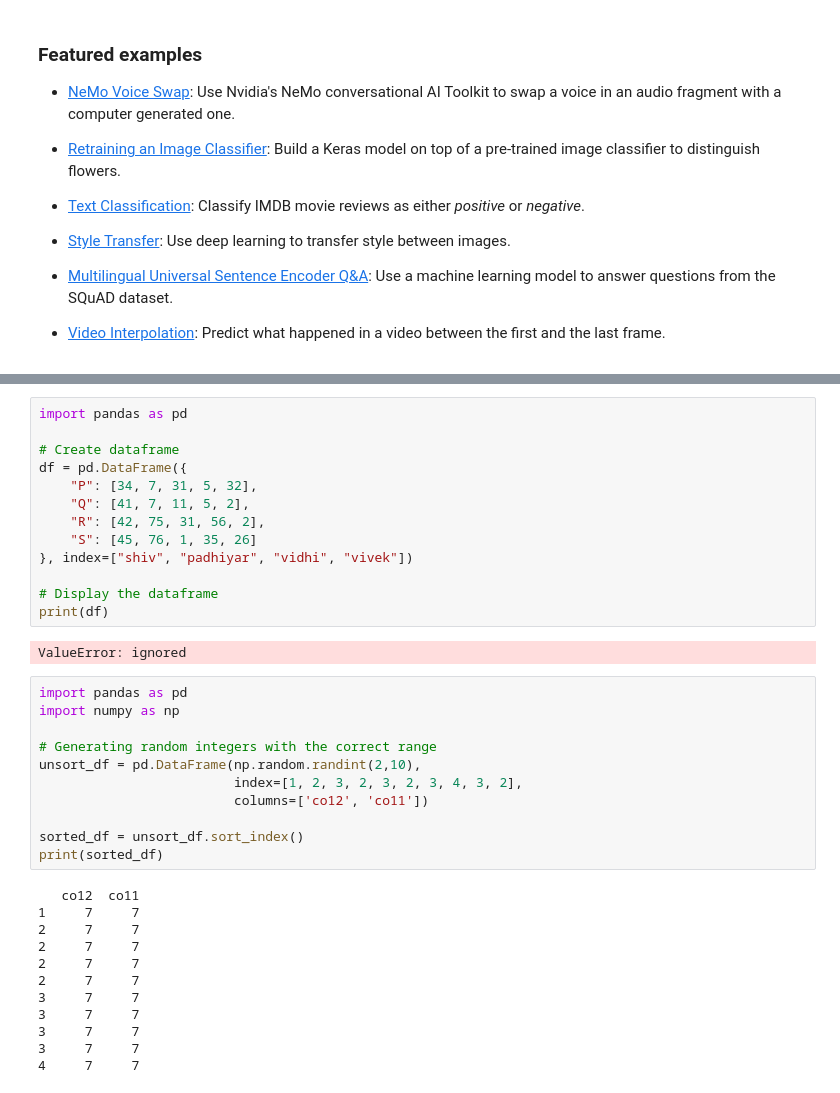
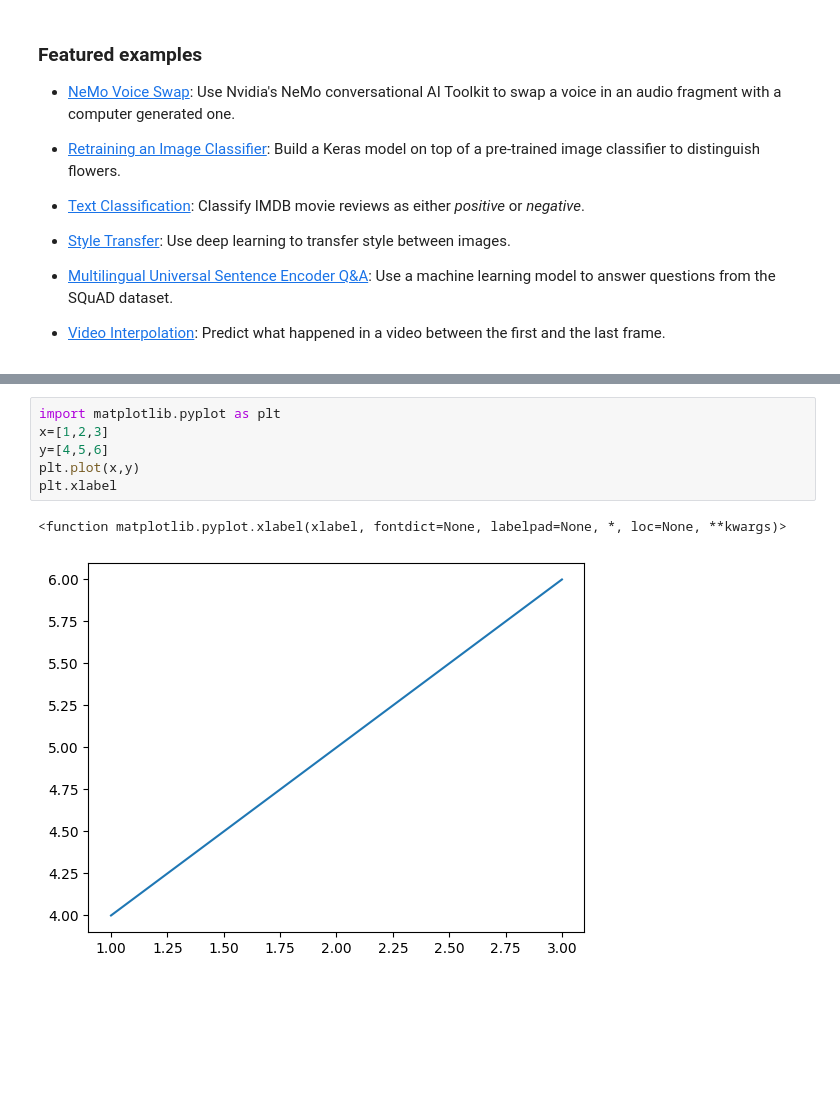
Before and after one commit to VIDHILAKUM/web-development, a Jupyter notebook: Welcome_To_Colaboratory.ipynb, the cells around one changed output, grey strips where cells are left out. Saved outputs shown, nothing was run; the diff lists cells and outputs as text; blank space fills up the shorter version.

```diff
--- a/Welcome_To_Colaboratory.ipynb
+++ b/Welcome_To_Colaboratory.ipynb
@@ -235,38 +152,9 @@ SyntaxError: ignored
-# %%
-import pandas as pd
-
-# Create dataframe
-df = pd.DataFrame({
-    "P": [34, 7, 31, 5, 32],
-    "Q": [41, 7, 11, 5, 2],
-    "R": [42, 75, 31, 56, 2],
-    "S": [45, 76, 1, 35, 26]
-}, index=["shiv", "padhiyar", "vidhi", "vivek"])
-
-# Display the dataframe
-print(df)
-# %% [output]
-ValueError: ignored
-# %%
-import pandas as pd
-import numpy as np
-
-# Generating random integers with the correct range
-unsort_df = pd.DataFrame(np.random.randint(2,10),
-                         index=[1, 2, 3, 2, 3, 2, 3, 4, 3, 2],
-                         columns=['co12', 'co11'])
-
-sorted_df = unsort_df.sort_index()
-print(sorted_df)
-# %% [output]
-   co12  co11
-1     7     7
-2     7     7
-2     7     7
-2     7     7
-2     7     7
-3     7     7
-3     7     7
-3     7     7
-3     7     7
-4     7     7
+# %%
+import matplotlib.pyplot as plt
+x=[1,2,3]
+y=[4,5,6]
+plt.plot(x,y)
+plt.xlabel
+# %% [output]
+<function matplotlib.pyplot.xlabel(xlabel, fontdict=None, labelpad=None, *, loc=None, **kwargs)>
+[figure, added]
```
Also changed, not shown: parts of 8 cells of this notebook.
